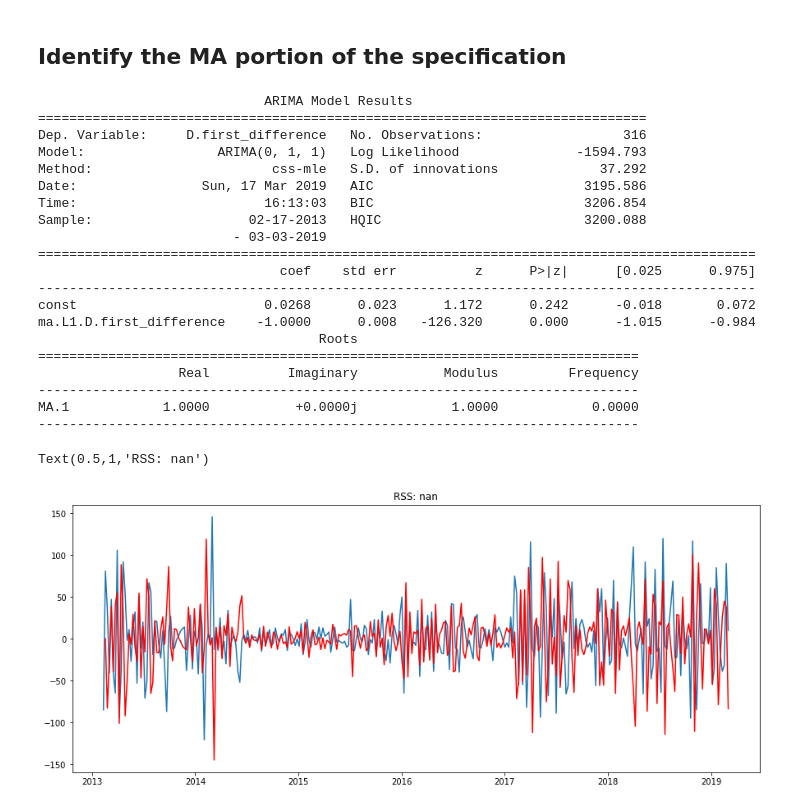
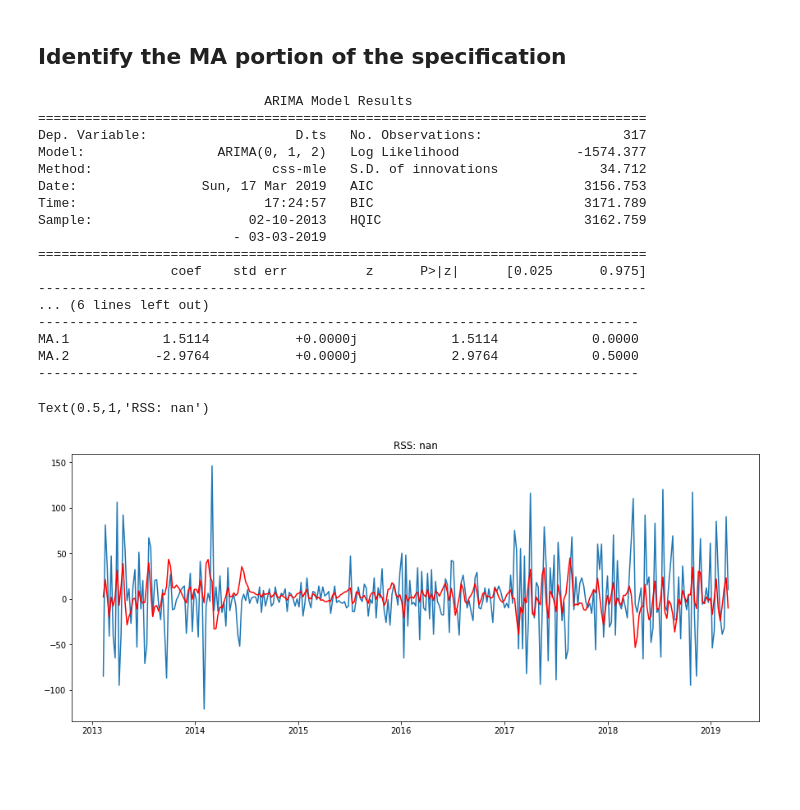
Before and after one commit to mvrieze/firepit, a Jupyter notebook: ARIMA.ipynb, the cells around one changed output. Cells and saved outputs as stored; diff of their text form; code cells hidden in the pictures; blank space fills up the shorter version.

```diff
--- a/ARIMA.ipynb
+++ b/ARIMA.ipynb
@@ -265,32 +263,29 @@ Text(0.5,1,'RSS: nan')
 ## Identify the MA portion of the specification
 # %%
 #MA Model
-model = ARIMA(data.first_difference, order=(0,1,1))
+model = ARIMA(data.ts, order=(0,1,2))
 results_MA = model.fit(disp=-1)
 print(results_MA.summary())
 plt.plot(data.first_difference)
 plt.plot(results_MA.fittedvalues, color='red')
 plt.title('RSS: %.4f'% sum((results_MA.fittedvalues-data.first_difference)**2))
 # %% [output]
                              ARIMA Model Results
 ==============================================================================
-Dep. Variable:     D.first_difference   No. Observations:                  316
-Model:                 ARIMA(0, 1, 1)   Log Likelihood               -1594.793
-Method:                       css-mle   S.D. of innovations             37.292
-Date:                Sun, 17 Mar 2019   AIC                           3195.586
-Time:                        16:13:03   BIC                           3206.854
-Sample:                    02-17-2013   HQIC                          3200.088
+Dep. Variable:                   D.ts   No. Observations:                  317
+Model:                 ARIMA(0, 1, 2)   Log Likelihood               -1574.377
+Method:                       css-mle   S.D. of innovations             34.712
+Date:                Sun, 17 Mar 2019   AIC                           3156.753
+Time:                        17:24:57   BIC                           3171.789
+Sample:                    02-10-2013   HQIC                          3162.759
                          - 03-03-2019
-============================================================================================
-                               coef    std err          z      P>|z|      [0.025      0.975]
---------------------------------------------------------------------------------------------
-const                        0.0268      0.023      1.172      0.242      -0.018       0.072
-ma.L1.D.first_difference    -1.0000      0.008   -126.320      0.000      -1.015      -0.984
-                                    Roots
-=============================================================================
-                  Real          Imaginary           Modulus         Frequency
+==============================================================================
+                 coef    std err          z      P>|z|      [0.025      0.975]
+------------------------------------------------------------------------------
+... (6 lines left out)
 -----------------------------------------------------------------------------
-MA.1            1.0000           +0.0000j            1.0000            0.0000
+MA.1            1.5114           +0.0000j            1.5114            0.0000
+MA.2           -2.9764           +0.0000j            2.9764            0.5000
 -----------------------------------------------------------------------------
 Text(0.5,1,'RSS: nan')
-[figure, old version]
+[figure, new version]
```
Also changed, not shown: parts of 18 cells of this notebook.
